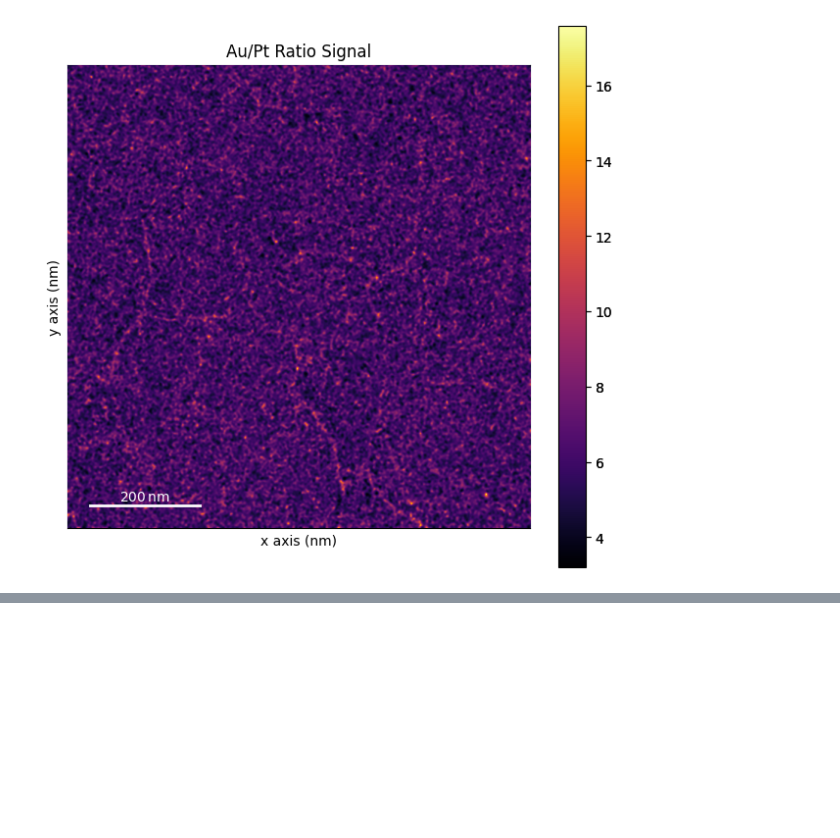
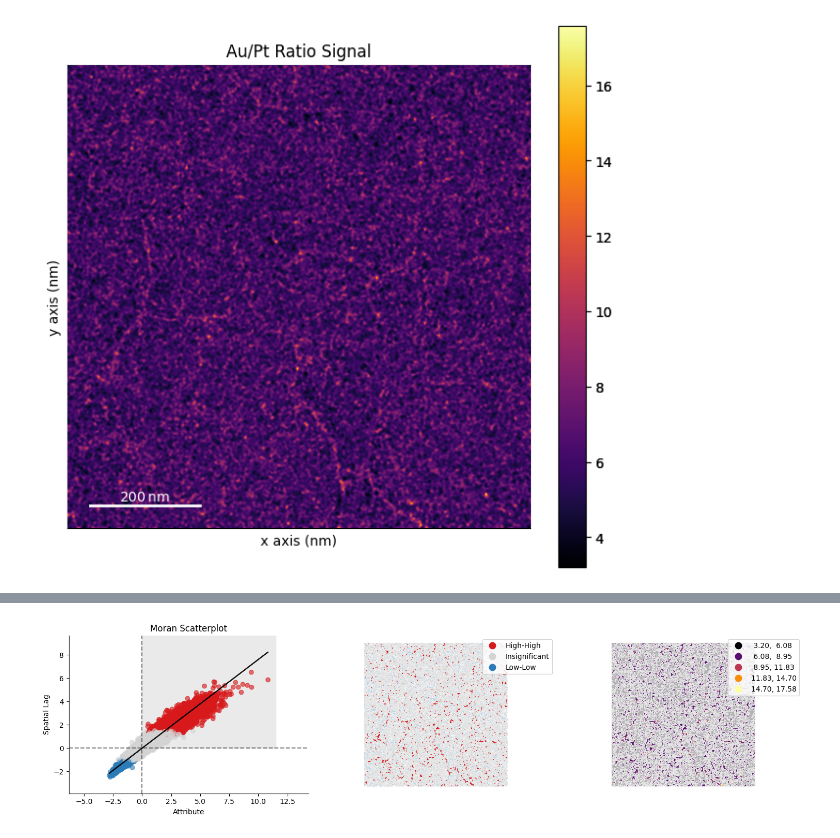
Before and after one commit to realitychemist/data_analysis_scripts, a Jupyter notebook: edxs_quant.ipynb, the cells around one changed output, grey strips where cells are left out. Cells and saved outputs as stored; diff of their text form; code cells hidden in the pictures; blank space fills up the shorter version.

```diff
--- a/edxs_quant.ipynb
+++ b/edxs_quant.ipynb
@@ -533,0 +551,41 @@ We can definitely see that there are some interesting features at the grain boun
+# %%
+# This defines what counts as a "neighborhood"; I'm using a queen neighborhood, but feel free to adjust
+neighborhood = [(-1, 0), (1, 0), (0, -1), (0, 1),    # Rook part
+                (-1, -1), (-1, 1), (1, -1), (1, 1)]  # Bishop part
+
+# We'll make a weights matrix based on the above neighborhood; see the PowerPoint for details
+local_stats = []
+adjlist = {}
+for i in range(ratio.data.shape[0]):
+    for j in range(ratio.data.shape[1]):
+        nidxs = []
+        for di, dj in neighborhood:
+            if 0 <= i+di < ratio.data.shape[0] and 0 <= j+dj < ratio.data.shape[1]:
+                nidxs.append((i+di, j+dj))
+        adjlist[(i, j)] = nidxs
+w = weights.W(adjlist)
+w.transform = "r"  # Row-standard transform
+
+ml = Moran_Local(ratio.data, w, permutations=10000)
+
+# We need a GeoDataFrame for plotting; make each pixel its own region
+polygons = []
+counts = []
+for i in range(ratio.data.shape[0]):
+    for j in range(ratio.data.shape[1]):
+        poly = box(j, -i-1, j+1, -i)  # Axes flipped for proper plotting
+        polygons.append(poly)
+        counts.append(ratio.data[i, j])
+gdf = GeoDataFrame({"counts": counts, "geometry": polygons})
+
+# p threshold by FDR control
+fdr_thresh = fdr(ml.p_sim, alpha=0.01)
+# %%
+# Plot the statistically significant high-high clusters
+ml_axs = ml.plot_combination(gdf=gdf, attribute="counts", crit_value=fdr_thresh,
+                             scheme="EqualInterval", cmap="inferno", quadrant=1)
+plt.tight_layout()
+plt.show()
+plt.close("all")  # Gobbles later plots if not explicitly closed
+# %% [output]
+[figure, added]
```
Also changed, not shown: parts of 23 cells of this notebook, 3 other files.
